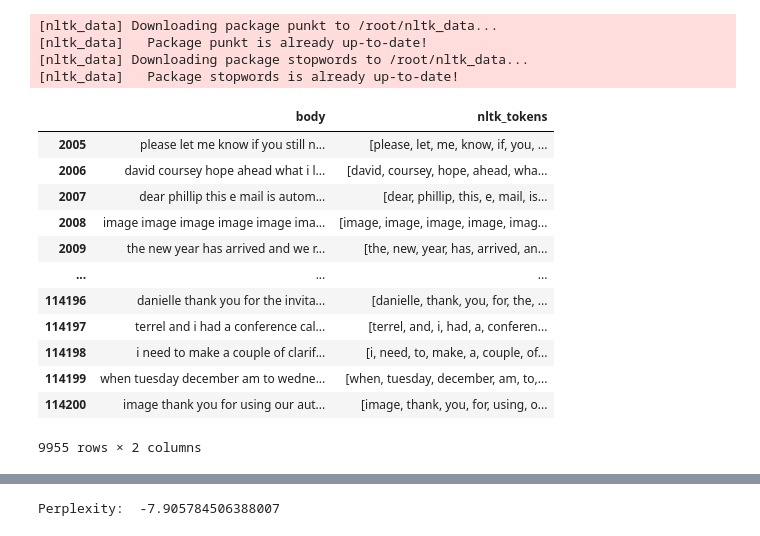
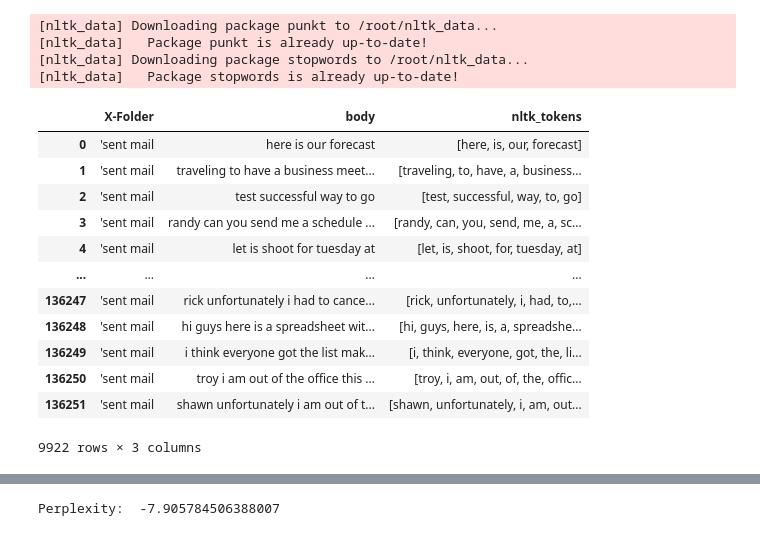
Before and after one commit to Arul-Vincy-Mary/Sampling_python, a Jupyter notebook: project1.ipynb, the cells around one changed output, grey strips where cells are left out. Cells and saved outputs as stored; diff of their text form; code cells hidden in the pictures.

```diff
--- a/project1.ipynb
+++ b/project1.ipynb
@@ -363,7 +385,7 @@ df_2['body'] = hero.remove_punctuation(df_2['body'])
 # %%
-df_2['body'] = hero.remove_brackets(df_2['body'])
+df2['body'] = hero.remove_brackets(df2['body'])
 # %%
-df_2['body'] = hero.remove_diacritics(df_2['body'])
+df2['body'] = hero.remove_diacritics(df2['body'])
 # %%
-df_2['body'] = hero.remove_whitespace(df_2['body'])
+df2['body'] = hero.remove_whitespace(df2['body'])
 # %%
@@ -377,5 +399,5 @@ df_2.shape
 # %%
-emails = df_2.copy(deep=True)
+emails_1 = df2.copy(deep=True)
 # %% [markdown]
 Model building
 # %%
@@ -395,21 +417,21 @@ import spacy
 [nltk_data]   Package stopwords is already up-to-date!
 # %%
 #tokenization
-emails['nltk_tokens'] = emails['body'].map(lambda r: word_tokenize(r))
-emails
+emails_1['nltk_tokens'] = emails_1['body'].map(lambda r: word_tokenize(r))
+emails_1
 # %% [output]
-|  | body | nltk_tokens |
-| 2005 | please let me know if you still n... | [please, let, me, know, if, you, ... |
-| 2006 | david coursey hope ahead what i l... | [david, coursey, hope, ahead, wha... |
-| 2007 | dear phillip this e mail is autom... | [dear, phillip, this, e, mail, is... |
-| 2008 | image image image image image ima... | [image, image, image, image, imag... |
-| 2009 | the new year has arrived and we r... | [the, new, year, has, arrived, an... |
-| ... | ... | ... |
-| 114196 | danielle thank you for the invita... | [danielle, thank, you, for, the, ... |
-| 114197 | terrel and i had a conference cal... | [terrel, and, i, had, a, conferen... |
-| 114198 | i need to make a couple of clarif... | [i, need, to, make, a, couple, of... |
-| 114199 | when tuesday december am to wedne... | [when, tuesday, december, am, to,... |
-| 114200 | image thank you for using our aut... | [image, thank, you, for, using, o... |
+|  | X-Folder | body | nltk_tokens |
+| 0 | 'sent mail | here is our forecast | [here, is, our, forecast] |
+| 1 | 'sent mail | traveling to have a business meet... | [traveling, to, have, a, business... |
+| 2 | 'sent mail | test successful way to go | [test, successful, way, to, go] |
+| 3 | 'sent mail | randy can you send me a schedule ... | [randy, can, you, send, me, a, sc... |
+| 4 | 'sent mail | let is shoot for tuesday at | [let, is, shoot, for, tuesday, at] |
+| ... | ... | ... | ... |
+| 136247 | 'sent mail | rick unfortunately i had to cance... | [rick, unfortunately, i, had, to,... |
+| 136248 | 'sent mail | hi guys here is a spreadsheet wit... | [hi, guys, here, is, a, spreadshe... |
+| 136249 | 'sent mail | i think everyone got the list mak... | [i, think, everyone, got, the, li... |
+| 136250 | 'sent mail | troy i am out of the office this ... | [troy, i, am, out, of, the, offic... |
+| 136251 | 'sent mail | shawn unfortunately i am out of t... | [shawn, unfortunately, i, am, out... |
-9955 rows × 2 columns
+9922 rows × 3 columns
 # %%
 #convert the tokens into list
```
Also changed, not shown: parts of 45 cells of this notebook.
